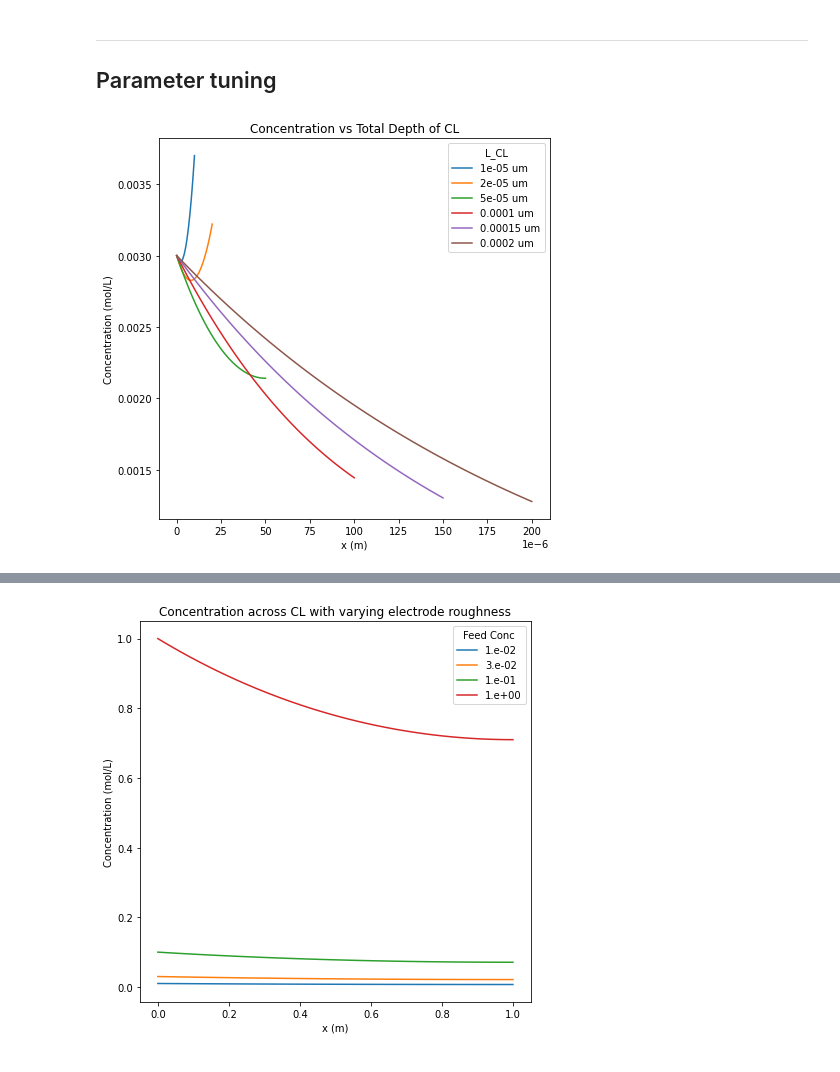
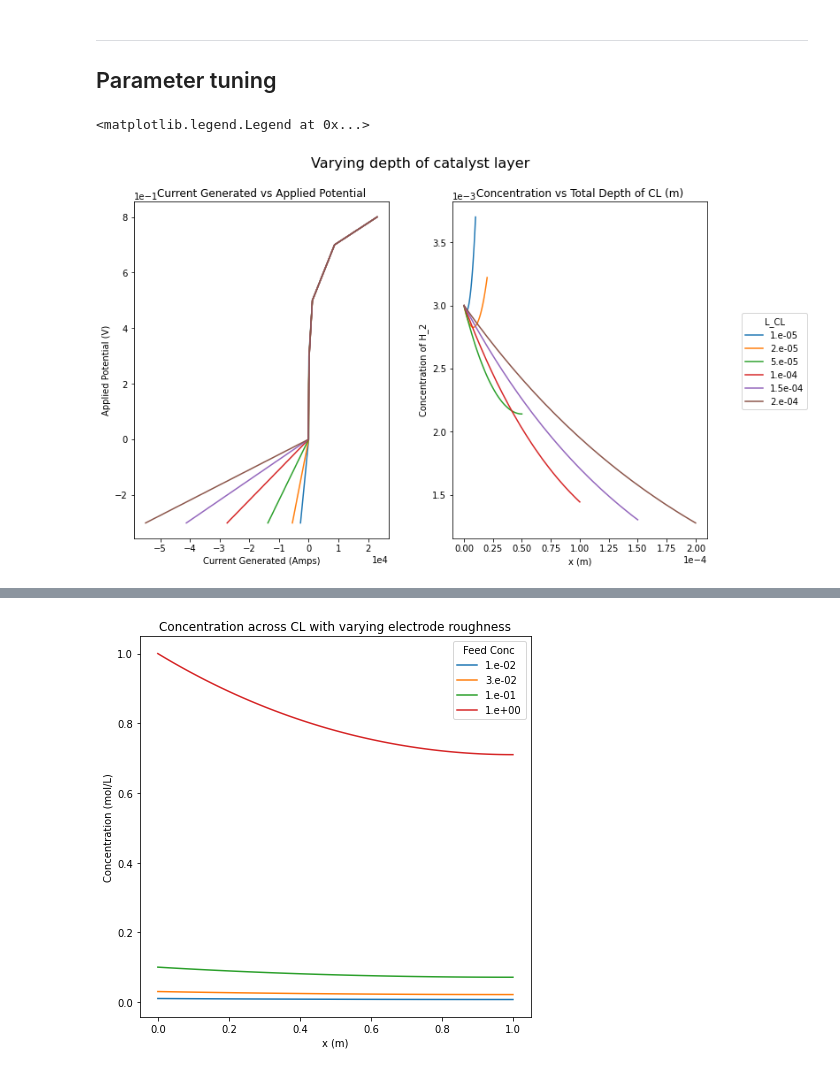
Before and after one commit to tinypersimmon/lbnl, a Jupyter notebook: transport_model.ipynb, the cells around one changed output, grey strips where cells are left out. Drawn from its saved outputs; the diff is of its cells as text; code cells hidden in the pictures.

Commit message:
220418 potential graph

```diff
--- a/transport_model.ipynb
+++ b/transport_model.ipynb
@@ -261,19 +261,48 @@ plt.show()
 # %% [markdown]
 ---
 ## Parameter tuning
-# %%
-E_param_tuning = 0.2
-L_arr = [10e-6, 20e-6, 50e-6, 100e-6, 150e-6, 200e-6]
-
-plt.figure(figsize=(7,7))
-for L_test in L_arr:
-    plt.plot(np.linspace(0, L_test, 101), c_cl(applied_potential=0.2, L=L_test)[1], label=str(np.round(L_test, 7)) + ' um')
-
-plt.xlabel('x (m)')
-plt.ylabel('Concentration (mol/L)')
-plt.title('Concentration vs Total Depth of CL')
-plt.ticklabel_format(style='sci', axis='x', scilimits=(-6,-6))
-plt.legend(title='L_CL')
-plt.show()
-# %% [output]
-[figure, removed]
+# %%
+E_test = [-0.3, 0, 0.2, 0.3, 0.5, 0.7, 0.8]
+test_L_arr = [10e-6, 20e-6, 50e-6, 100e-6, 150e-6, 200e-6]
+
+fig_L, axs_L = plt.subplots(1, 2, sharex=False, sharey=False, figsize=(12,7))
+fig_L.subplots_adjust(right=0.875, wspace=0.25)
+
+for test_L in test_L_arr:
+    test_curr = []
+
+    for i in range(len(E_test)):
+        test_i, test_c = c_cl(applied_potential=E_test[i], L=test_L)
+        test_curr.append(test_i)
+
+        if E_test[i] == 0.2:
+            axs_L[1].plot(
+                np.linspace(0, test_L, 101), test_c,
+                label=str(np.round(test_L, 7)) + ' um')
+
+    axs_L[0].plot(
+        test_curr, E_test,
+        label=np.format_float_scientific(test_L))
+
+axs_L[0].set_xlabel('Current Generated (Amps)')
+axs_L[0].set_ylabel('Applied Potential (V)')
+axs_L[0].set_title('Current Generated vs Applied Potential')
+axs_L[0].ticklabel_format(style='sci', scilimits=(0,0))
+
+axs_L[1].set_xlabel('x (m)')
+axs_L[1].set_ylabel('Concentration of H_2')
+axs_L[1].set_title('Concentration vs Total Depth of CL (m)')
+axs_L[1].ticklabel_format(style='sci', scilimits=(0,0))
+
+fig_L.suptitle('Varying depth of catalyst layer', fontsize=16)
+
+handles0, labels0 = axs_L[0].get_legend_handles_labels()
+fig_L.legend(handles=handles0,
+           labels=labels0,
+           loc="center right",
+           borderaxespad=0.1,
+           title="L_CL"
+           )
+# %% [output]
+<matplotlib.legend.Legend at 0x...>
+[figure, added]
```
Also changed, not shown: parts of 2 cells of this notebook.
